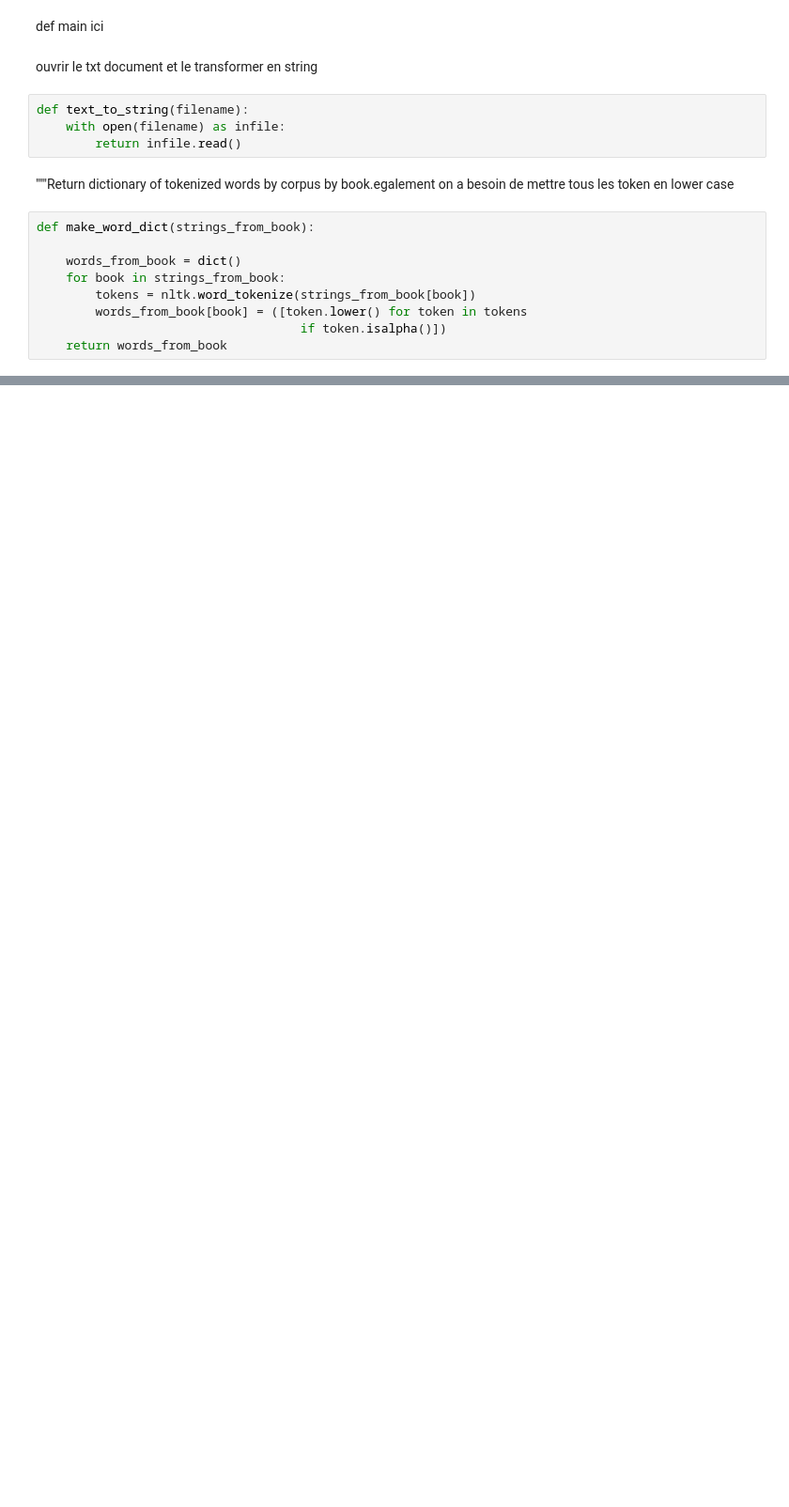
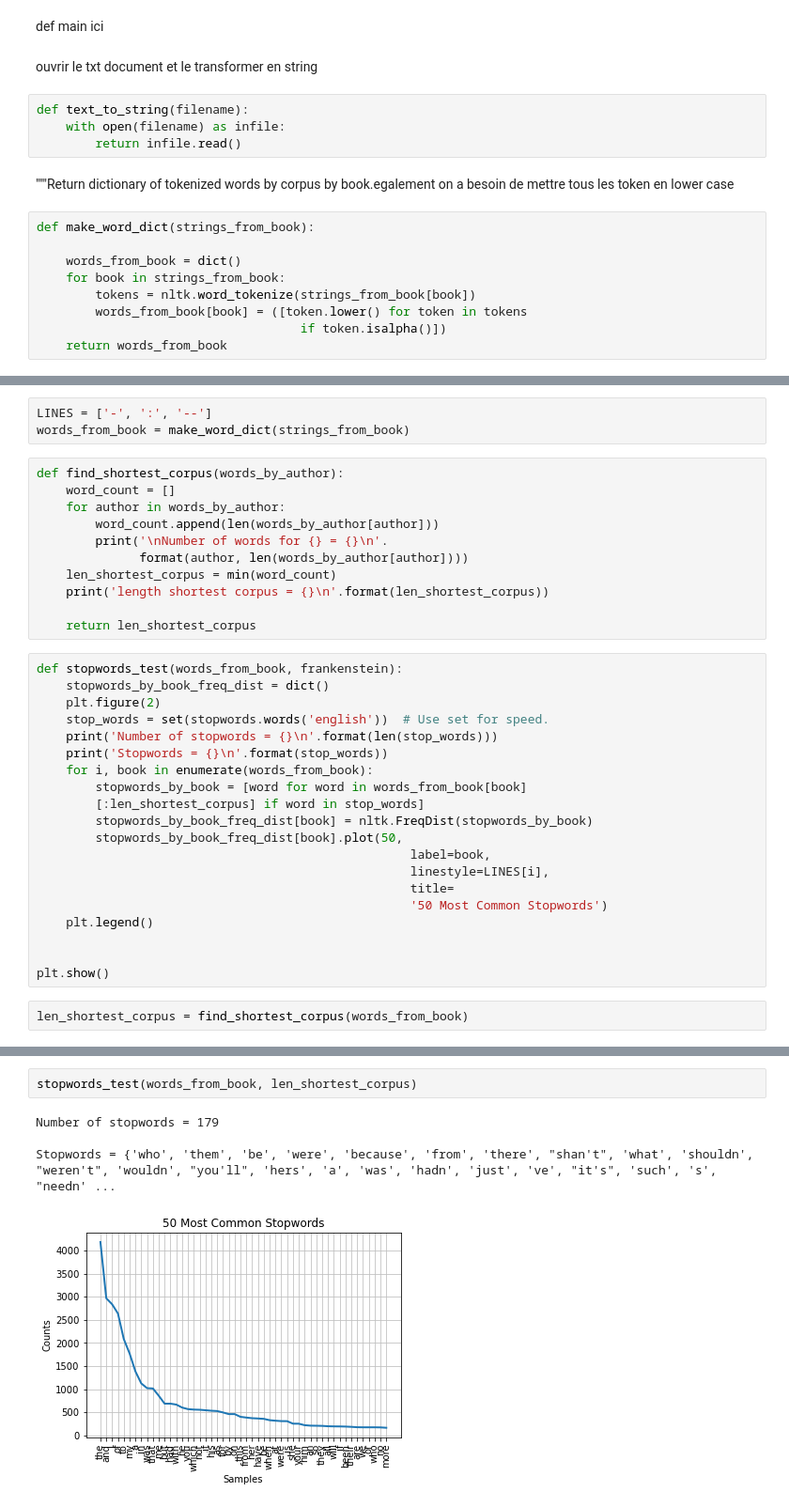
Before and after one commit to NoxuuLab/stylometry, a Jupyter notebook: stylometry.ipynb, the cells around one changed output, grey strips where cells are left out. Shown at 94% size. Drawn from its saved outputs; the diff is of its cells as text; blank space fills up the shorter version.

Commit message:
stopwords test

```diff
--- a/stylometry.ipynb
+++ b/stylometry.ipynb
@@ -44,0 +59,36 @@ FileNotFoundError: [Errno 2] No such file or directory: 'Desktop/frankensteinGPT
+# %%
+LINES = ['-', ':', '--']
+words_from_book = make_word_dict(strings_from_book)
+# %%
+def find_shortest_corpus(words_by_author):
+    word_count = []
+    for author in words_by_author:
+        word_count.append(len(words_by_author[author]))
+        print('\nNumber of words for {} = {}\n'.
+              format(author, len(words_by_author[author])))
+    len_shortest_corpus = min(word_count)
+    print('length shortest corpus = {}\n'.format(len_shortest_corpus))
+
+    return len_shortest_corpus
+# %%
+def stopwords_test(words_from_book, frankenstein):
+    stopwords_by_book_freq_dist = dict()
+    plt.figure(2)
+    stop_words = set(stopwords.words('english'))  # Use set for speed.
+    print('Number of stopwords = {}\n'.format(len(stop_words)))
+    print('Stopwords = {}\n'.format(stop_words))
+    for i, book in enumerate(words_from_book):
+        stopwords_by_book = [word for word in words_from_book[book]
+        [:len_shortest_corpus] if word in stop_words]
+        stopwords_by_book_freq_dist[book] = nltk.FreqDist(stopwords_by_book)
+        stopwords_by_book_freq_dist[book].plot(50,
+                                                   label=book,
+                                                   linestyle=LINES[i],
+                                                   title=
+                                                   '50 Most Common Stopwords')
+    plt.legend()
+
+
+plt.show()
+# %%
+len_shortest_corpus = find_shortest_corpus(words_from_book)
@@ -44,0 +102,7 @@ FileNotFoundError: [Errno 2] No such file or directory: 'Desktop/frankensteinGPT
+# %%
+stopwords_test(words_from_book, len_shortest_corpus)
+# %% [output]
+Number of stopwords = 179
+
+Stopwords = {'who', 'them', 'be', 'were', 'because', 'from', 'there', "shan't", 'what', 'shouldn', "weren't", 'wouldn', "you'll", 'hers', 'a', 'was', 'hadn', 'just', 've', "it's", 'such', 's', "needn' ...
+[figure, added]
```
Also changed, not shown: parts of 7 cells of this notebook, 1 other file.
